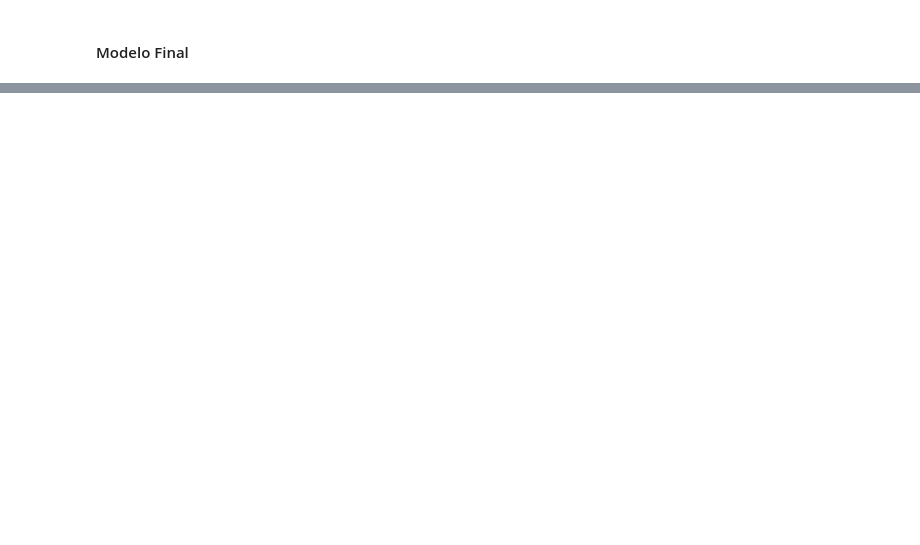
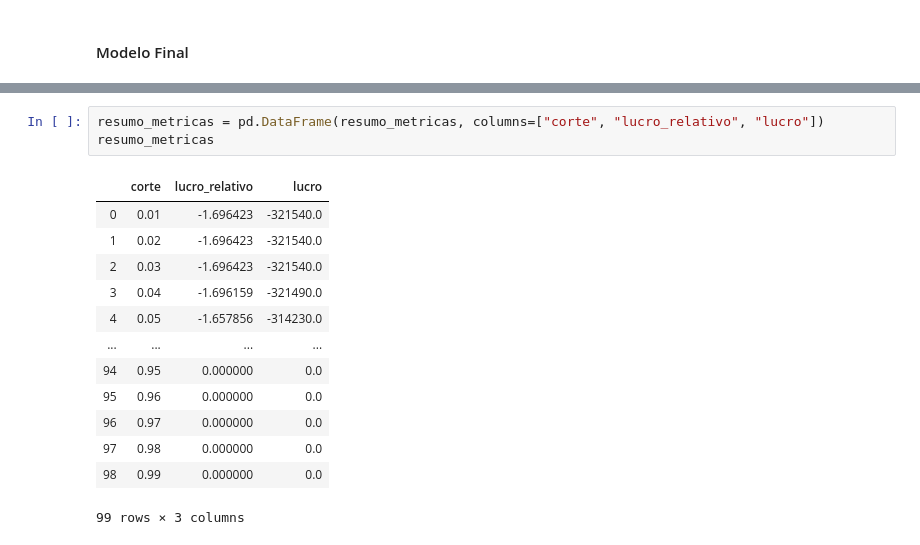
Before and after one commit to brunaolivc/DATA_MASTER, a Jupyter notebook: DM_prep copy.ipynb, the cells around one changed output, grey strips where cells are left out. Drawn from its saved outputs; the diff is of its cells as text; blank space fills up the shorter version.

```diff
--- a/DM_prep copy.ipynb
+++ b/DM_prep copy.ipynb
@@ -824,0 +843,17 @@ Lucro Total Teste: 23978.51
+# %%
+resumo_metricas = pd.DataFrame(resumo_metricas, columns=["corte", "lucro_relativo", "lucro"])
+resumo_metricas
+# %% [output]
+|  | corte | lucro_relativo | lucro |
+| 0 | 0.01 | -1.696423 | -321540.0 |
+| 1 | 0.02 | -1.696423 | -321540.0 |
+| 2 | 0.03 | -1.696423 | -321540.0 |
+| 3 | 0.04 | -1.696159 | -321490.0 |
+| 4 | 0.05 | -1.657856 | -314230.0 |
+| ... | ... | ... | ... |
+| 94 | 0.95 | 0.000000 | 0.0 |
+| 95 | 0.96 | 0.000000 | 0.0 |
+| 96 | 0.97 | 0.000000 | 0.0 |
+| 97 | 0.98 | 0.000000 | 0.0 |
+| 98 | 0.99 | 0.000000 | 0.0 |
+99 rows × 3 columns
```
Also changed, not shown: parts of 12 cells of this notebook, 2 other files.
